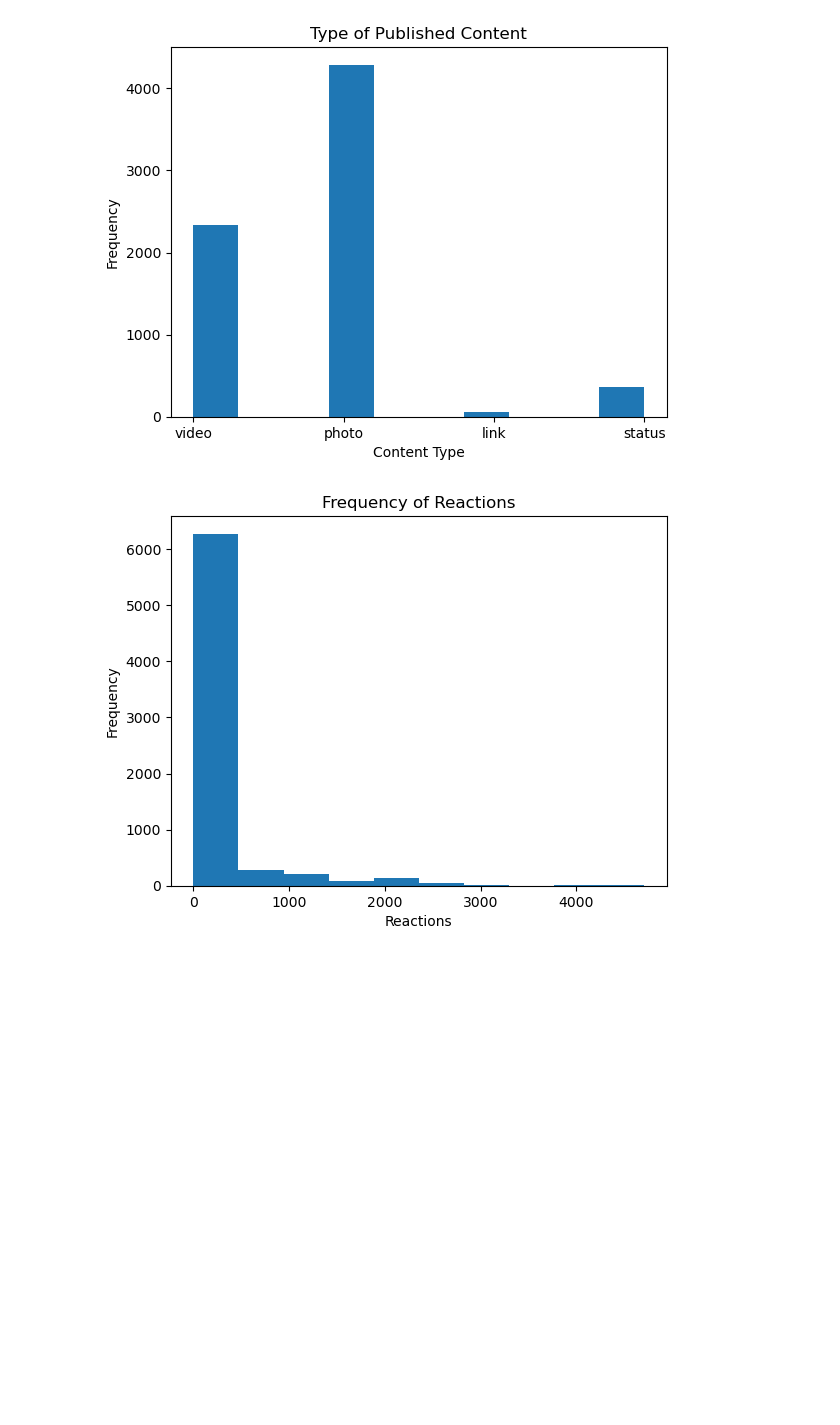
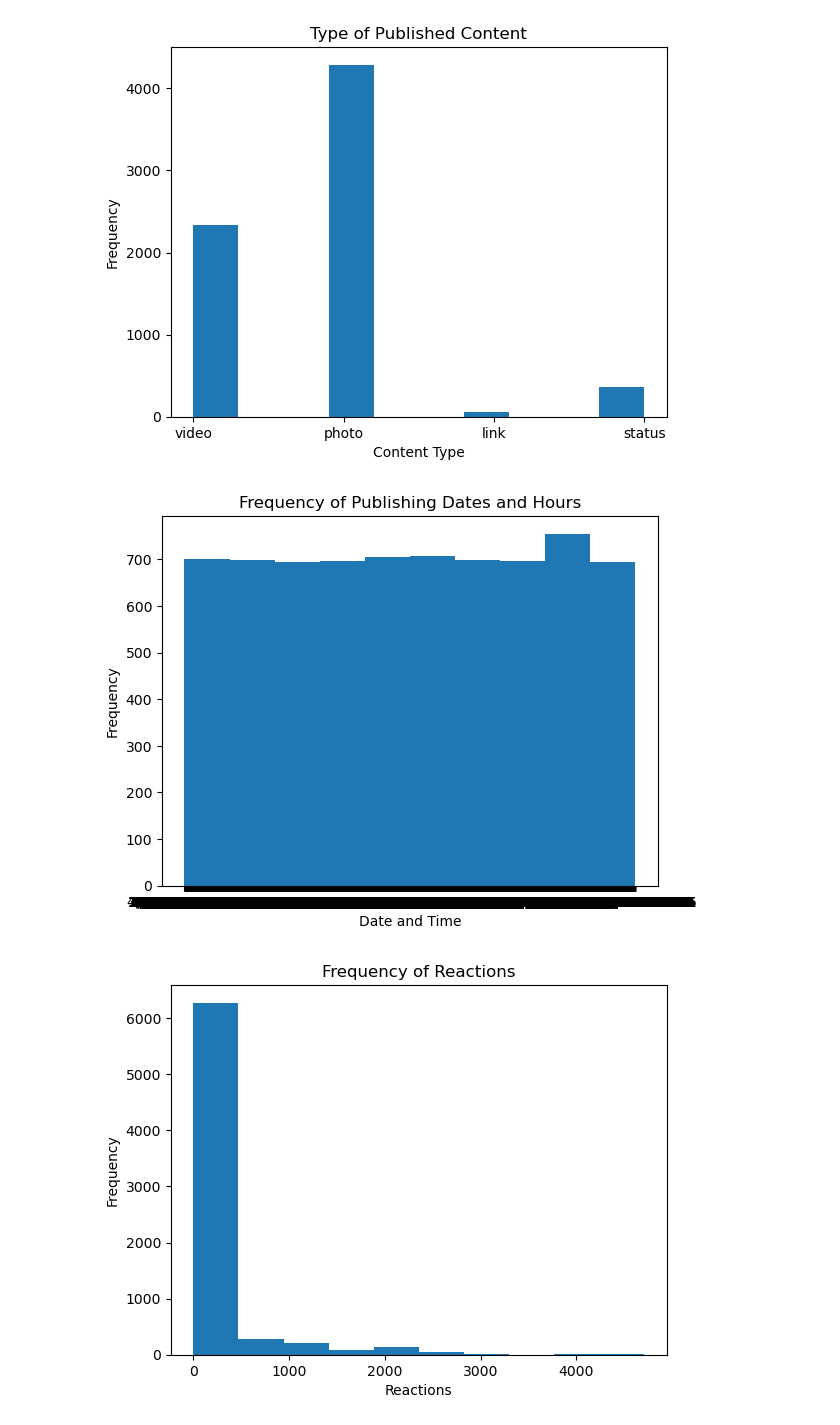
Before and after one commit to Vertiz2405/Actividad3BoxAndWhisker, a Jupyter notebook: act3.ipynb, the cells around one changed output. Saved outputs shown, nothing was run; the diff lists cells and outputs as text; code cells hidden in the pictures; blank space fills up the shorter version.

Commit message:
Added analisis of charts

```diff
--- a/act3.ipynb
+++ b/act3.ipynb
@@ -108,6 +108,16 @@ plt.ylabel('Frequency')
 plt.show()
 # %% [output]
 [figure]
+# %%
+plt.hist(df['status_published'])
+
+plt.title('Frequency of Publishing Dates and Hours')
+plt.xlabel('Date and Time')
+plt.ylabel('Frequency')
+
+plt.show()
+# %% [output]
+[figure, added]
 # %%
 plt.hist(df['num_reactions'])
 
```
Also changed, not shown: parts of 2 cells of this notebook.
